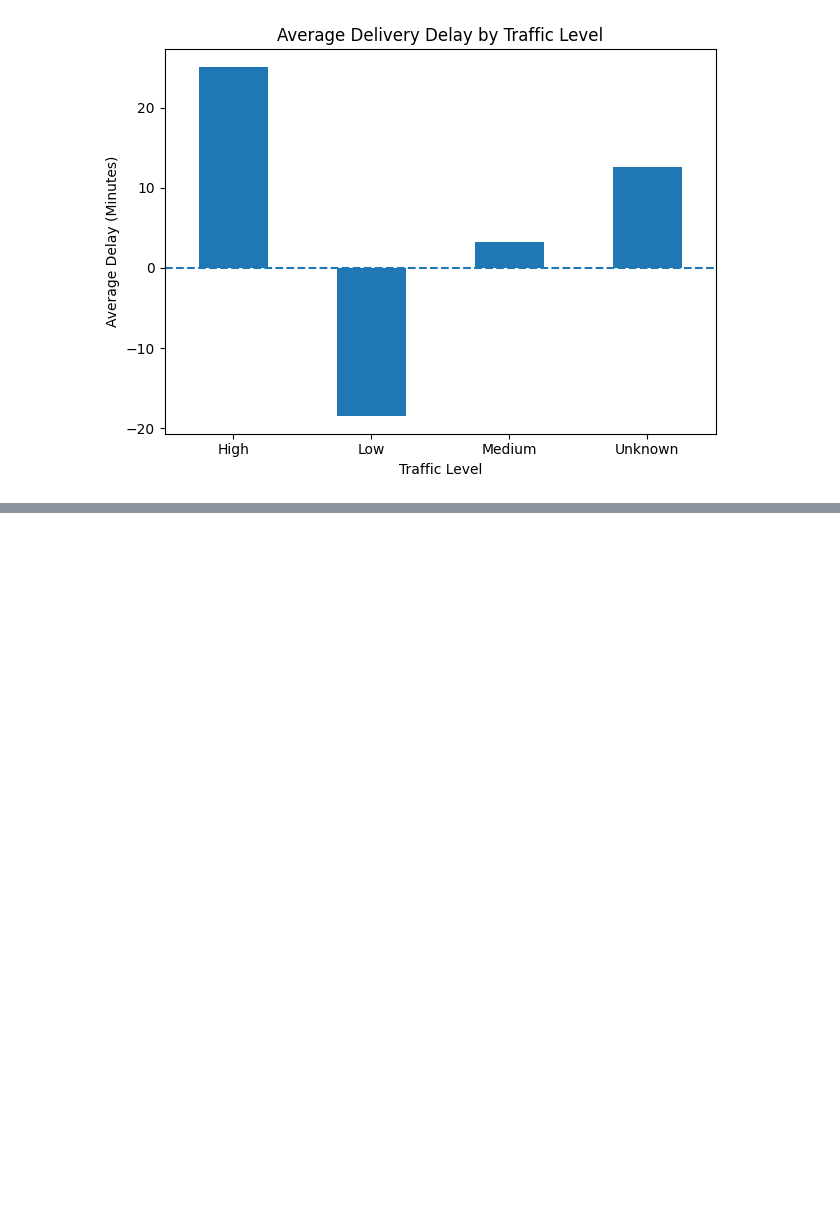
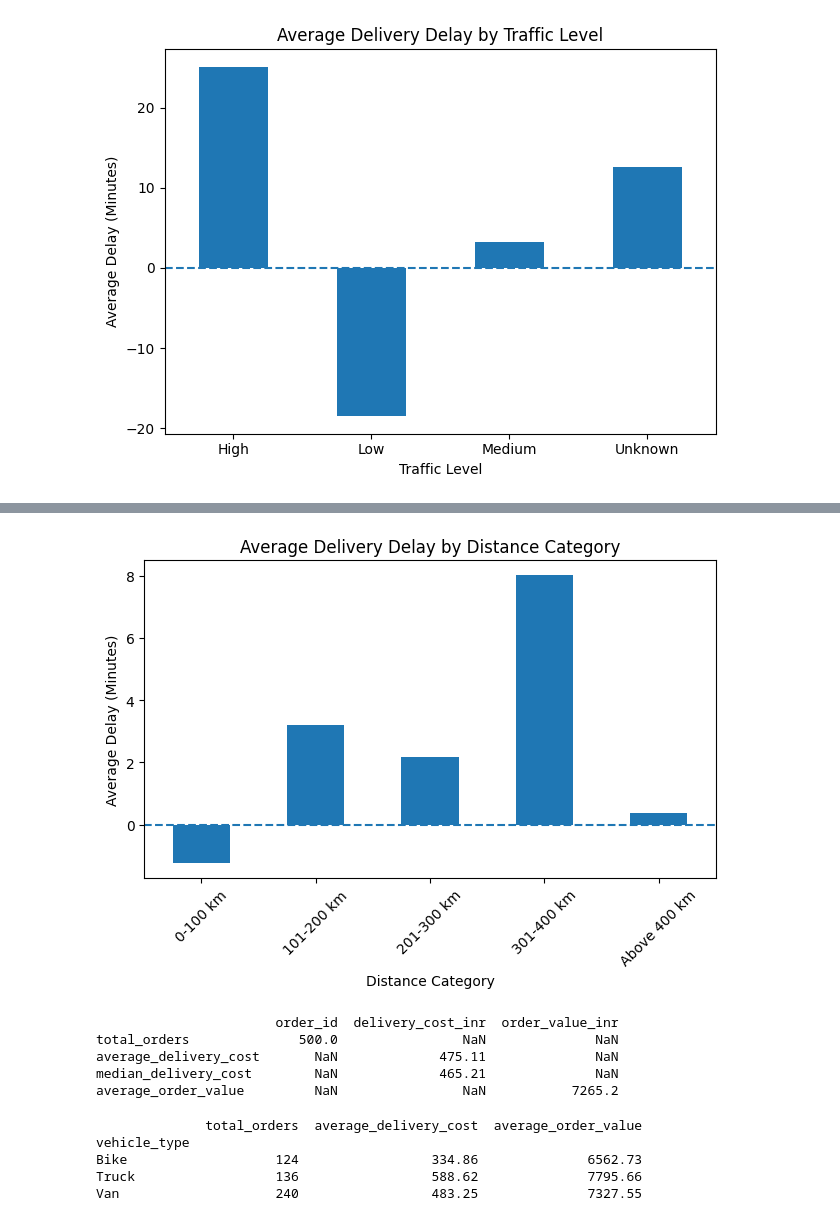
Before and after one commit to RohanSNikam/Logistics-Delivery-Time-Analysis, a Jupyter notebook: notebooks/logistics_delivery_analysis.ipynb, the cells around one changed output, grey strips where cells are left out. Cells and saved outputs as stored; diff of their text form; code cells hidden in the pictures; blank space fills up the shorter version.

```diff
--- a/notebooks/logistics_delivery_analysis.ipynb
+++ b/notebooks/logistics_delivery_analysis.ipynb
@@ -247,0 +313,22 @@ plt.show()
+# %%
+
+# Step 14: Analyze delivery performance by distance
+
+# Group delivery distances into categories
+cleaned_data["distance_category"] = pd.cut(
+    cleaned_data["distance_km"],
+    bins=[0, 100, 200, 300, 400, float("inf")],
+    labels=["0-100 km", "101-200 km", "201-300 km",
+            "301-400 km", "Above 400 km"]
+)
+
+# Calculate delivery performance for each distance category
+distance_analysis = cleaned_data.groupby(
+    "distance_category", observed=False
+).agg(
+    total_orders=("order_id", "count"),
+    average_delivery_time=("actual_delivery_minutes", "mean"),
+    average_delay=("delay_minutes", "mean")
+).round(2)
+
+print(distance_analysis)
@@ -247,0 +343,50 @@ plt.show()
+# %%
+
+# Compare average delivery delay by distance
+
+distance_analysis["average_delay"].plot(kind="bar")
+
+plt.title("Average Delivery Delay by Distance Category")
+plt.xlabel("Distance Category")
+plt.ylabel("Average Delay (Minutes)")
+plt.axhline(y=0, linestyle="--")
+plt.xticks(rotation=45)
+plt.tight_layout()
+plt.show()
+# %% [output]
+[figure, added]
+# %%
+
+# Step 15: Analyze delivery cost and order value
+
+cost_analysis = cleaned_data.agg(
+    total_orders=("order_id", "count"),
+    average_delivery_cost=("delivery_cost_inr", "mean"),
+    median_delivery_cost=("delivery_cost_inr", "median"),
+    average_order_value=("order_value_inr", "mean")
+).round(2)
+
+print(cost_analysis)
+# %% [output]
+                       order_id  delivery_cost_inr  order_value_inr
+total_orders              500.0                NaN              NaN
+average_delivery_cost       NaN             475.11              NaN
+median_delivery_cost        NaN             465.21              NaN
+average_order_value         NaN                NaN           7265.2
+# %%
+
+# Compare delivery cost by vehicle type
+
+vehicle_cost = cleaned_data.groupby("vehicle_type").agg(
+    total_orders=("order_id", "count"),
+    average_delivery_cost=("delivery_cost_inr", "mean"),
+    average_order_value=("order_value_inr", "mean")
+).round(2)
+
+print(vehicle_cost)
+# %% [output]
+              total_orders  average_delivery_cost  average_order_value
+vehicle_type
+Bike                   124                 334.86              6562.73
+Truck                  136                 588.62              7795.66
+Van                    240                 483.25              7327.55
```
Also changed, not shown: parts of 21 cells of this notebook.
